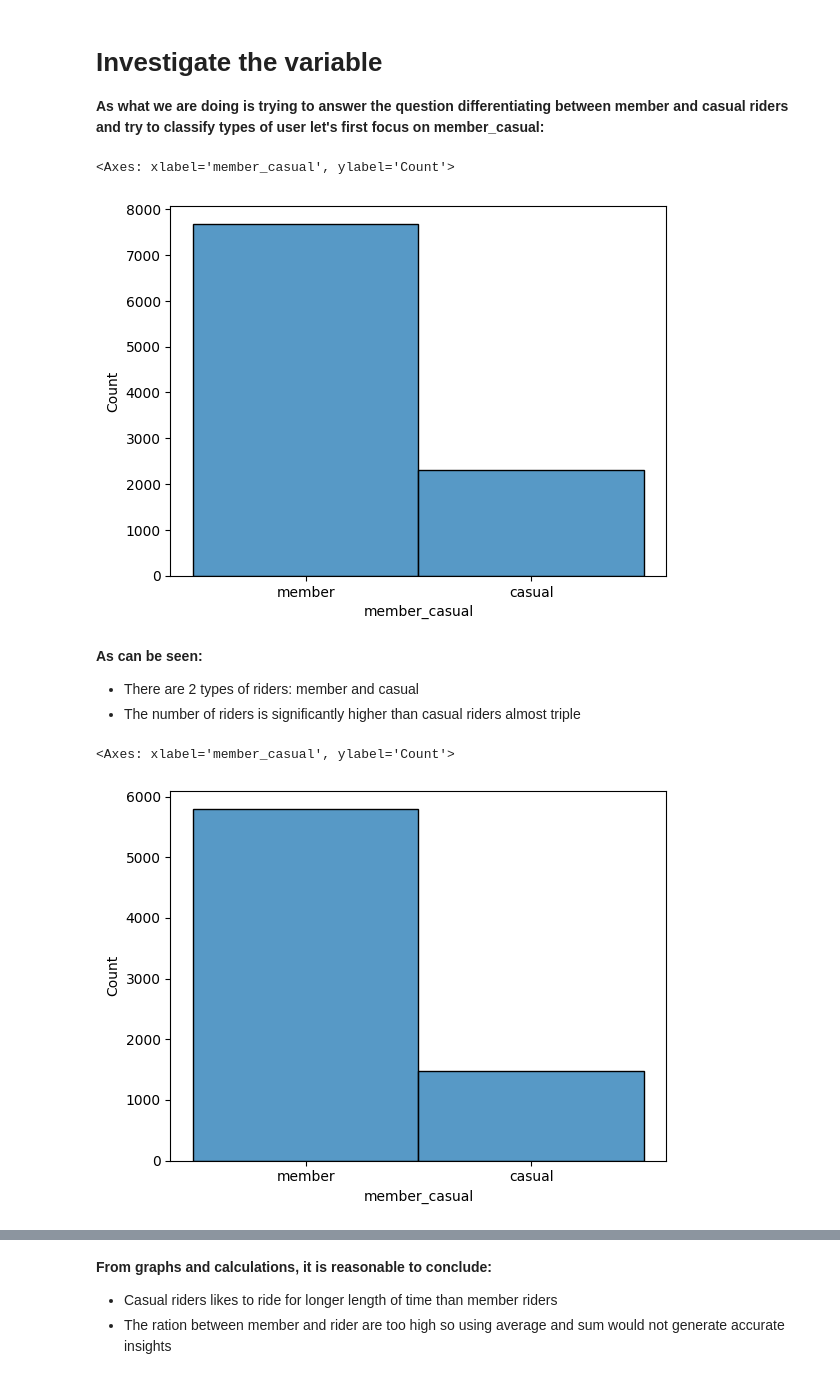
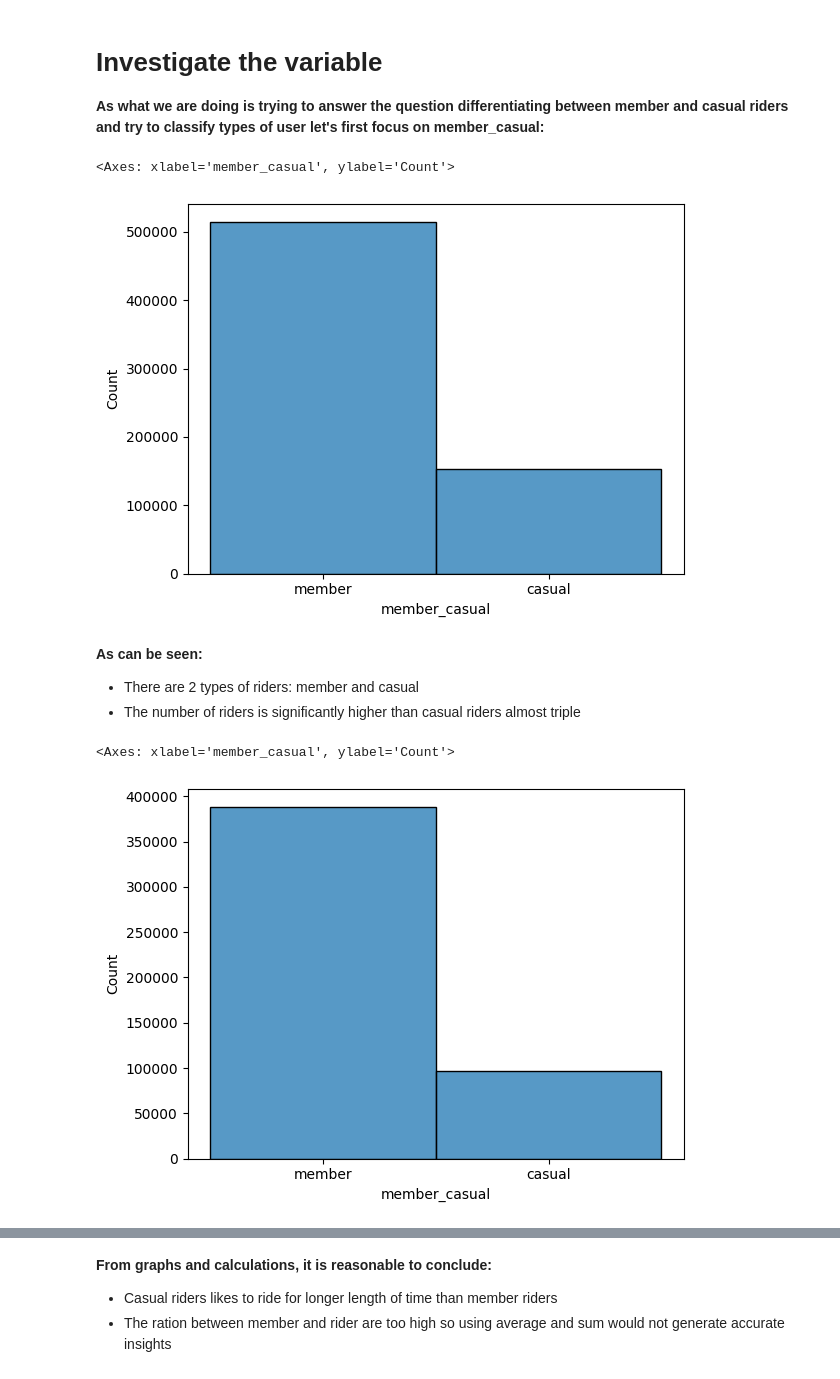
Before and after one commit to ndminh2003/Divvy_Bike_Case_Study_Analysis, a Jupyter notebook: divvy-casestudy.ipynb, the cells around one changed output, grey strips where cells are left out. Cells and saved outputs as stored; diff of their text form; code cells hidden in the pictures.

```diff
--- a/divvy-casestudy.ipynb
+++ b/divvy-casestudy.ipynb
@@ -32,7 +32,7 @@ This dataset has been cleaned, transformed and sampled from GoogleBigQuery. In t
 # Understanding the data
 **Let's import the data**
 # %%
-df = pd.read_csv("/kaggle/input/divvy-sample/Final.csv")
+df = pd.read_csv("/kaggle/input/finaldivvy/bq-results-20240717-042041-1721190391637.csv")
 df.head(10)
 # %% [output]
 |  | ride_id | rideable_type | started_at | ended_at | start_station_name | start_station_id | end_station_name | ... |
@@ -81,7 +81,6 @@ memory usage: 1.3+ MB
 # %%
 df['started_at']=pd.to_datetime(df['started_at'])
 df['ended_at']=pd.to_datetime(df['ended_at'])
-df['ride_length']=df['ended_at']-df['started_at']
 # %%
 df.info()
 # %% [output]
@@ -129,15 +128,15 @@ df.describe()
 sns.histplot(x=df['member_casual'])
 # %% [output]
 <Axes: xlabel='member_casual', ylabel='Count'>
-[figure, old version]
+[figure, new version]
 # %% [markdown]
 **As can be seen:**
 * There are 2 types of riders: member and casual
 * The number of riders is significantly higher than casual riders almost triple
 # %%
-below_mean_rider = df[df['ride_length']<= np.mean(df['ride_length'])]
+below_mean_rider = df[df['ride_length_secs']<= np.mean(df['ride_length_secs'])]
 sns.histplot(x=below_mean_rider['member_casual'])
 # %% [output]
 <Axes: xlabel='member_casual', ylabel='Count'>
-[figure, old version]
+[figure, new version]
 # %%
```
Also changed, not shown: parts of 36 cells of this notebook.
